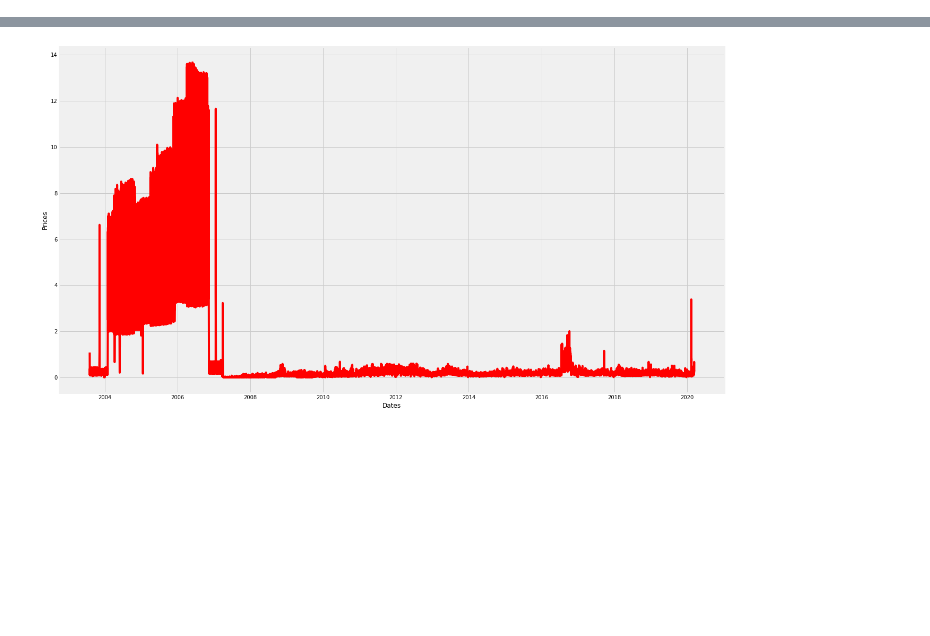
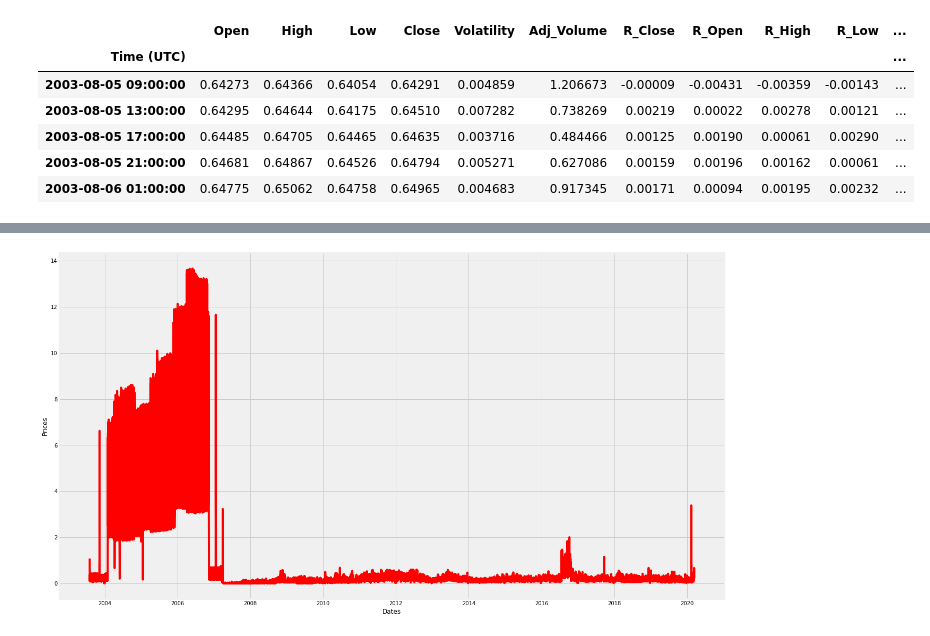
Before and after one commit to ShreyaVerma7/Algo, a Jupyter notebook: StockPrediction.ipynb, the cells around one changed output, grey strips where cells are left out. Saved outputs shown, nothing was run; the diff lists cells and outputs as text; code cells hidden in the pictures; blank space fills up the shorter version.

```diff
--- a/StockPrediction.ipynb
+++ b/StockPrediction.ipynb
@@ -114,0 +32,28 @@ df_aud.dropna(inplace = True)
+# %%
+df_aud['Volatility'] = df_aud['High']/df_aud['Low']
+df_aud['Volatility'] = np.log(df_aud['Volatility'])
+df_aud['Adj_Volume'] = df_aud['Volume ']/(df_aud['Volume '].rolling(10).mean())
+df_aud['R_Close'] = df_aud['Close'] - df_aud['Close'].shift(1)
+df_aud['R_Open'] = df_aud['Open'] - df_aud['Open'].shift(1)
+df_aud['R_High'] = df_aud['High'] - df_aud['High'].shift(1)
+df_aud['R_Low'] = df_aud['Low'] - df_aud['Low'].shift(1)
+df_aud['H-L'] = df_aud['High'] - df_aud['Low']
+df_aud['O-L'] = df_aud['Open'] - df_aud['Low']
+df_aud['C-L'] = df_aud['Close']- df_aud['Low']
+df_aud['H-O'] = df_aud['High'] - df_aud['Open']
+df_aud['H-C'] = df_aud['High'] - df_aud['Close']
+df_aud['O-C'] = df_aud['Open'] - df_aud['Close']
+df_aud['(C-O)/(H-L)'] = (-df_aud['O-C']) / df_aud['H-L']
+df_aud['(O-L)/(C)'] = df_aud['O-L'] / df_aud['Close']
+df_aud['(O-H)/(C)'] = df_aud['H-O'] / df_aud['Close']
+df_aud.dropna(inplace = True)
+df_aud = df_aud.drop('Volume ',axis=1)
+df_aud.head()
+# %% [output]
+|  | Open | High | Low | Close | Volatility | Adj_Volume | R_Close | R_Open | R_High | R_Low | ... |
+| Time (UTC) |  |  |  |  |  |  |  |  |  |  | ... |
+| 2003-08-05 09:00:00 | 0.64273 | 0.64366 | 0.64054 | 0.64291 | 0.004859 | 1.206673 | -0.00009 | -0.00431 | -0.00359 | -0.00143 | ... |
+| 2003-08-05 13:00:00 | 0.64295 | 0.64644 | 0.64175 | 0.64510 | 0.007282 | 0.738269 | 0.00219 | 0.00022 | 0.00278 | 0.00121 | ... |
+| 2003-08-05 17:00:00 | 0.64485 | 0.64705 | 0.64465 | 0.64635 | 0.003716 | 0.484466 | 0.00125 | 0.00190 | 0.00061 | 0.00290 | ... |
+| 2003-08-05 21:00:00 | 0.64681 | 0.64867 | 0.64526 | 0.64794 | 0.005271 | 0.627086 | 0.00159 | 0.00196 | 0.00162 | 0.00061 | ... |
+| 2003-08-06 01:00:00 | 0.64775 | 0.65062 | 0.64758 | 0.64965 | 0.004683 | 0.917345 | 0.00171 | 0.00094 | 0.00195 | 0.00232 | ... |
```
Also changed, not shown: parts of 26 cells of this notebook.
